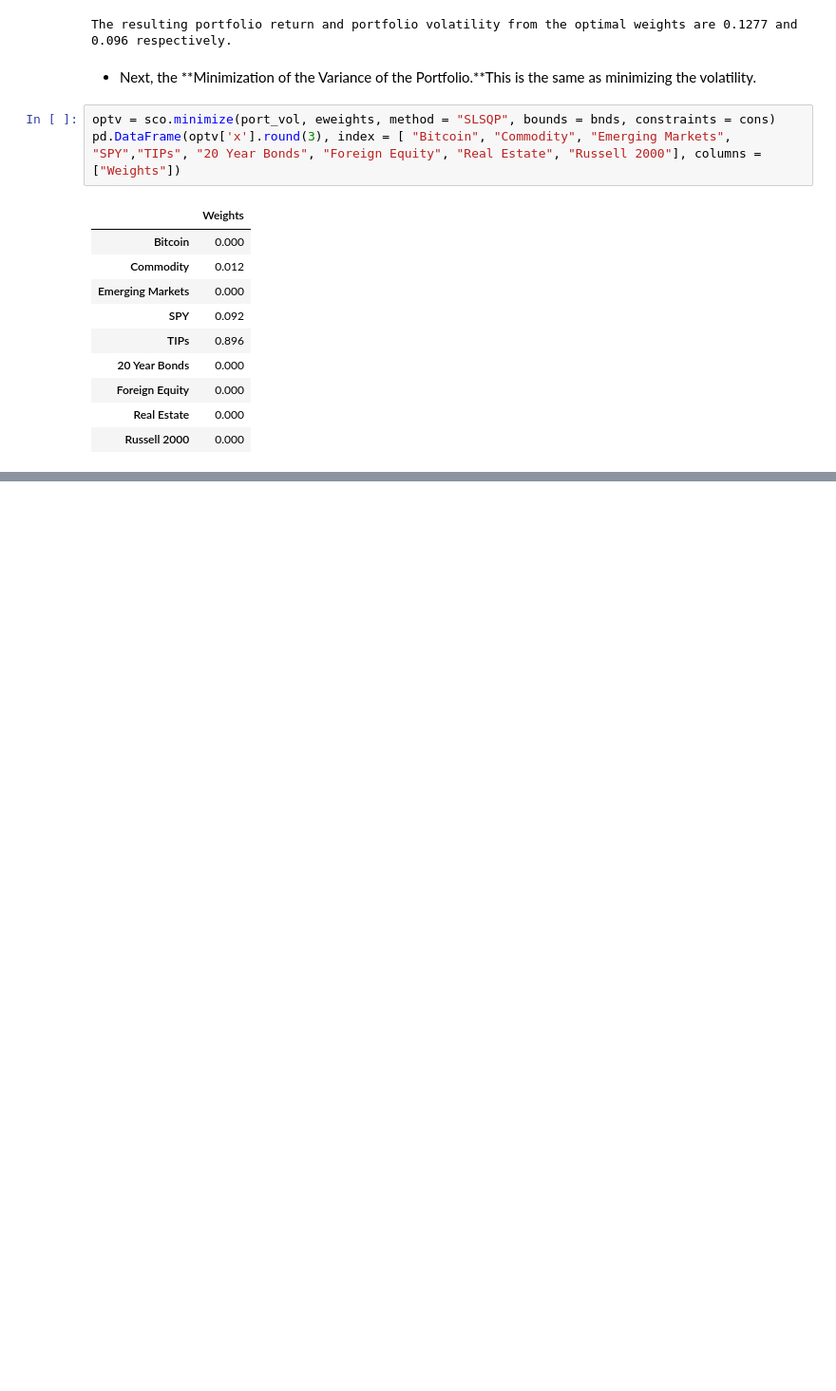
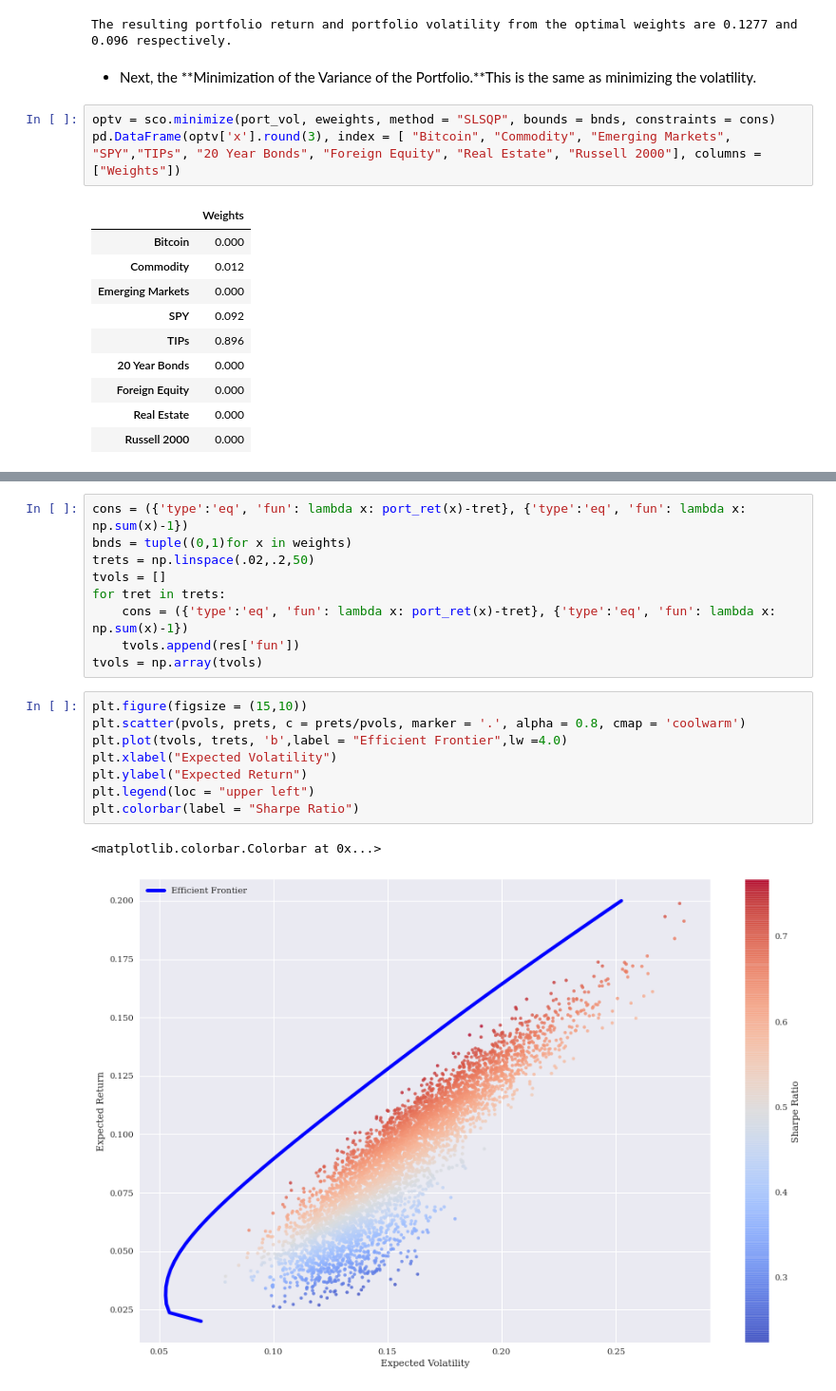
Before and after one commit to dcstein22/economics, a Jupyter notebook: Tech_Presentation.ipynb, the cells around one changed output, grey strips where cells are left out. Shown: that part at 95% size. Cells and saved outputs as stored; diff of their text form; blank space fills up the shorter version.

```diff
--- a/Tech_Presentation.ipynb
+++ b/Tech_Presentation.ipynb
@@ -171,0 +180,20 @@ Expected return 0.0323589710877446 and minimizing portfolio volatility is 0.0528
+# %%
+cons = ({'type':'eq', 'fun': lambda x: port_ret(x)-tret}, {'type':'eq', 'fun': lambda x: np.sum(x)-1})
+bnds = tuple((0,1)for x in weights)
+trets = np.linspace(.02,.2,50)
+tvols = []
+for tret in trets:
+    cons = ({'type':'eq', 'fun': lambda x: port_ret(x)-tret}, {'type':'eq', 'fun': lambda x: np.sum(x)-1})
+    tvols.append(res['fun'])
+tvols = np.array(tvols)
+# %%
+plt.figure(figsize = (15,10))
+plt.scatter(pvols, prets, c = prets/pvols, marker = '.', alpha = 0.8, cmap = 'coolwarm')
+plt.plot(tvols, trets, 'b',label = "Efficient Frontier",lw =4.0)
+plt.xlabel("Expected Volatility")
+plt.ylabel("Expected Return")
+plt.legend(loc = "upper left")
+plt.colorbar(label = "Sharpe Ratio")
+# %% [output]
+<matplotlib.colorbar.Colorbar at 0x...>
+[figure, added]
```
Also changed, not shown: parts of 11 cells of this notebook.
